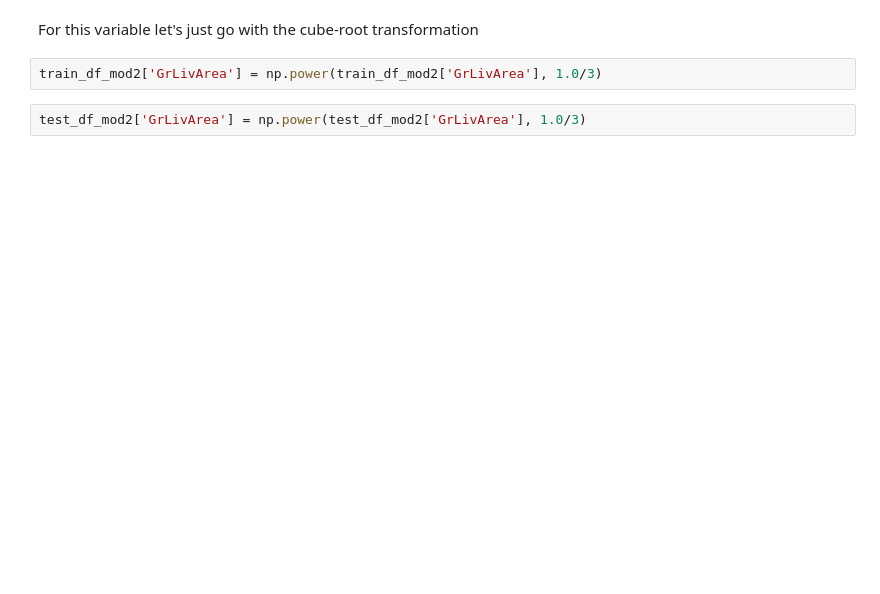
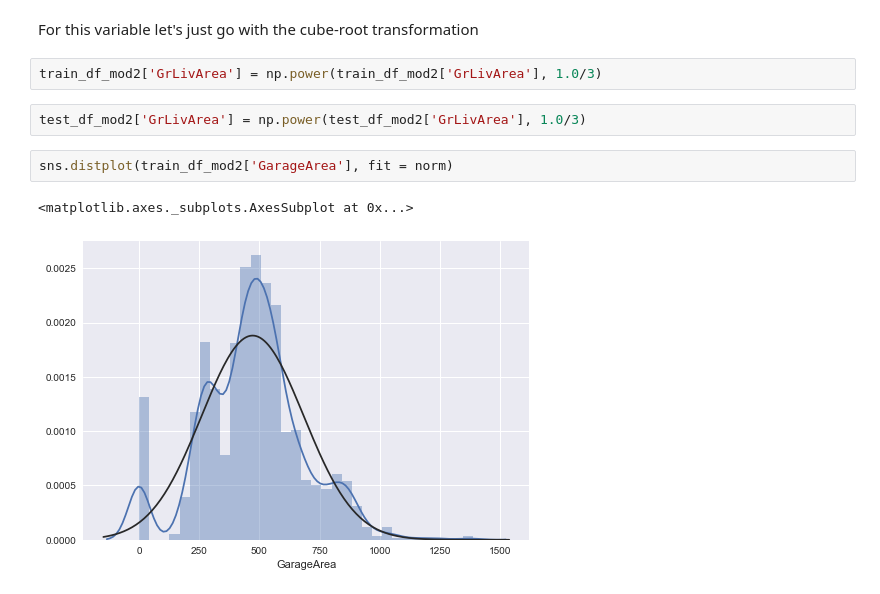
Before and after one commit to sushant2811/KaggleHousingPrices, a Jupyter notebook: KaggleHousingPrices.ipynb, the cells around one changed output. Drawn from its saved outputs; the diff is of its cells as text; blank space fills up the shorter version.

```diff
--- a/KaggleHousingPrices.ipynb
+++ b/KaggleHousingPrices.ipynb
@@ -1611,3 +1611,8 @@ For this variable let's just go with the cube-root transformation
 train_df_mod2['GrLivArea'] = np.power(train_df_mod2['GrLivArea'], 1.0/3)
 # %%
 test_df_mod2['GrLivArea'] = np.power(test_df_mod2['GrLivArea'], 1.0/3)
+# %%
+sns.distplot(train_df_mod2['GarageArea'], fit = norm)
+# %% [output]
+<matplotlib.axes._subplots.AxesSubplot at 0x...>
+[figure, added]
```
Also changed, not shown: parts of 27 cells of this notebook.
